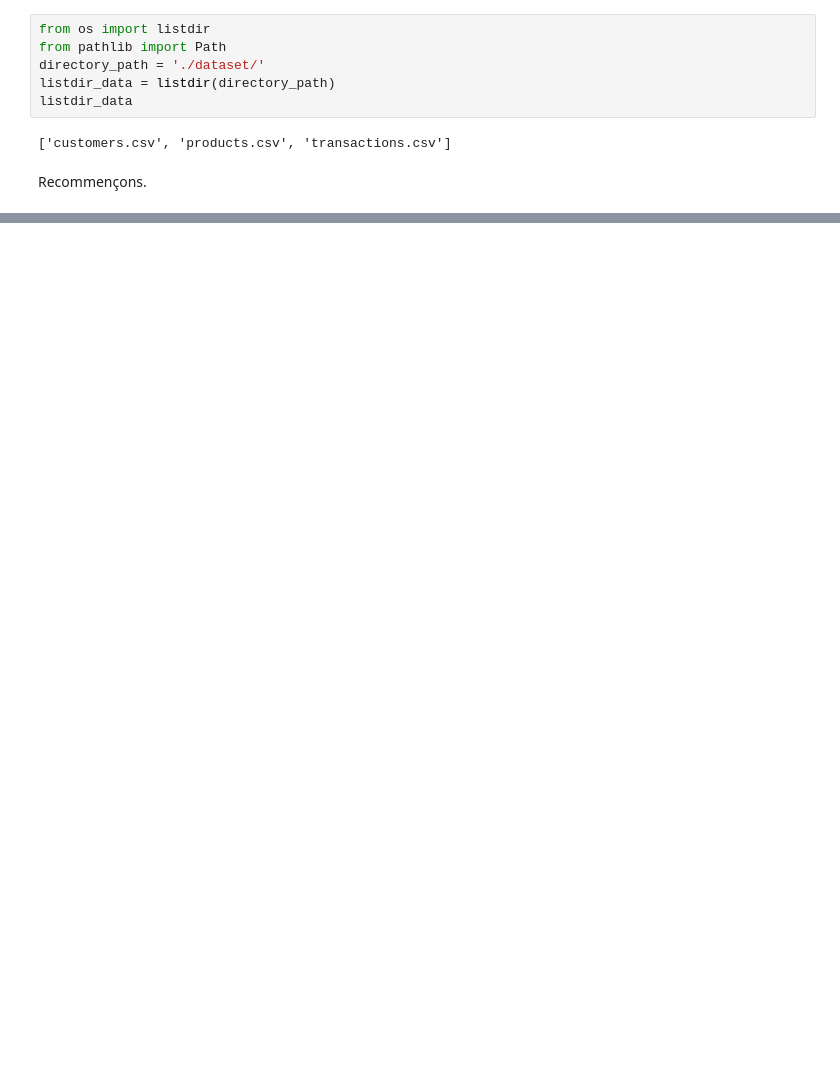
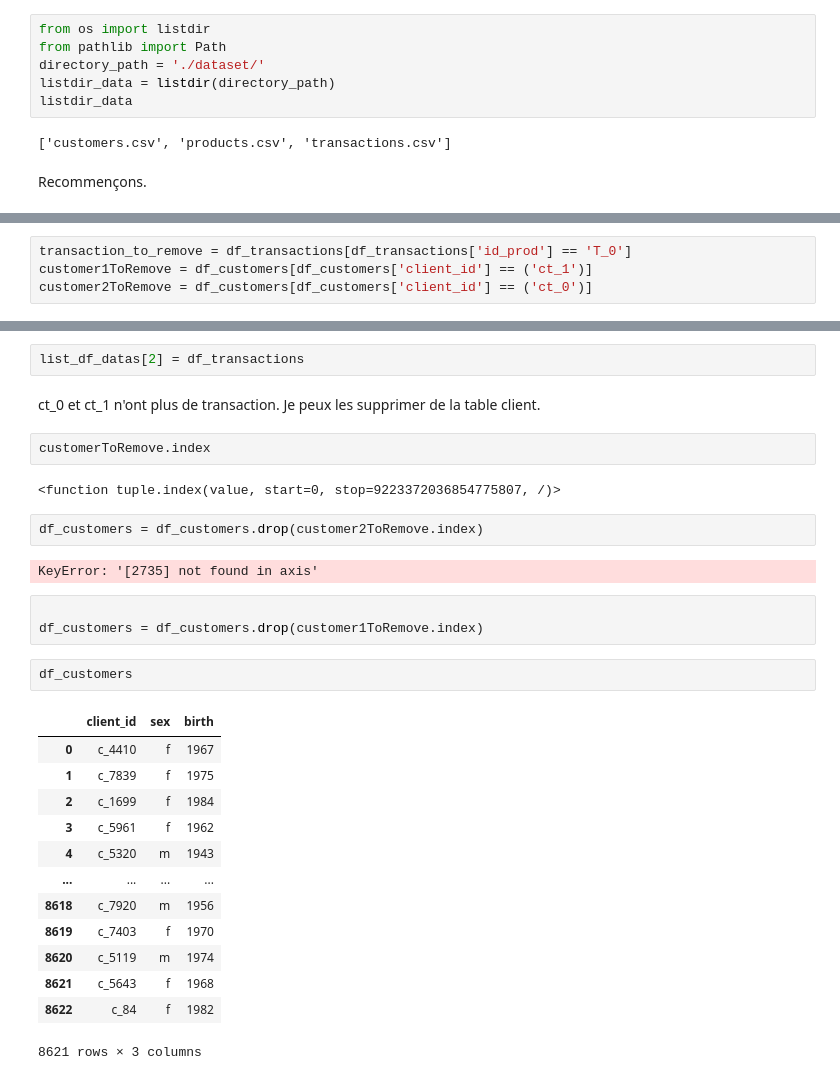
Before and after one commit to nchurlet/Librairie, a Jupyter notebook: Analyse des ventes_Nettoyage_Rendu_Nico.ipynb, the cells around one changed output, grey strips where cells are left out. Drawn from its saved outputs; the diff is of its cells as text; blank space fills up the shorter version.

```diff
--- a/Analyse des ventes_Nettoyage_Rendu_Nico.ipynb
+++ b/Analyse des ventes_Nettoyage_Rendu_Nico.ipynb
@@ -80,0 +177,4 @@ ValueError: Invalid file path or buffer object type: <class 'list'>
+# %%
+transaction_to_remove = df_transactions[df_transactions['id_prod'] == 'T_0']
+customer1ToRemove = df_customers[df_customers['client_id'] == ('ct_1')]
+customer2ToRemove = df_customers[df_customers['client_id'] == ('ct_0')]
@@ -80,0 +241,31 @@ ValueError: Invalid file path or buffer object type: <class 'list'>
+# %%
+list_df_datas[2] = df_transactions
+# %% [markdown]
+ct_0 et ct_1 n'ont plus de transaction. Je peux les supprimer de la table client.
+# %%
+customerToRemove.index
+# %% [output]
+<function tuple.index(value, start=0, stop=9223372036854775807, /)>
+# %%
+df_customers = df_customers.drop(customer2ToRemove.index)
+# %% [output]
+KeyError: '[2735] not found in axis'
+# %%
+
+df_customers = df_customers.drop(customer1ToRemove.index)
+# %%
+df_customers
+# %% [output]
+|  | client_id | sex | birth |
+| 0 | c_4410 | f | 1967 |
+| 1 | c_7839 | f | 1975 |
+| 2 | c_1699 | f | 1984 |
+| 3 | c_5961 | f | 1962 |
+| 4 | c_5320 | m | 1943 |
+| ... | ... | ... | ... |
+| 8618 | c_7920 | m | 1956 |
+| 8619 | c_7403 | f | 1970 |
+| 8620 | c_5119 | m | 1974 |
+| 8621 | c_5643 | f | 1968 |
+| 8622 | c_84 | f | 1982 |
+8621 rows × 3 columns
```
Also changed, not shown: parts of 36 cells of this notebook.
